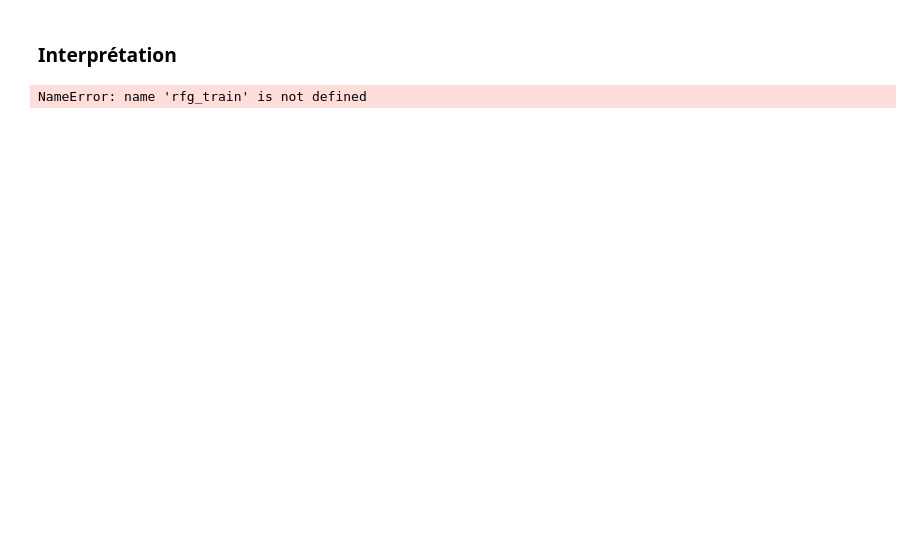
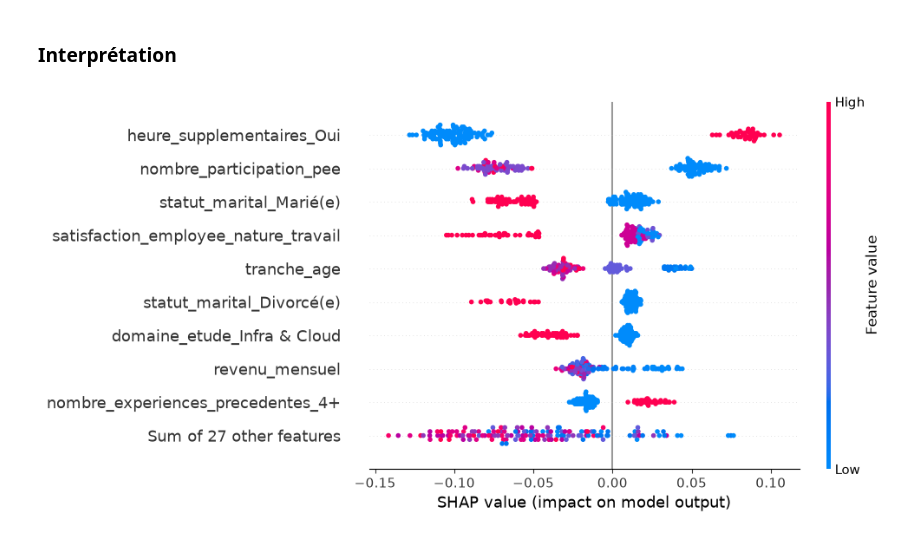
Before and after one commit to alxvnt/Projet4_AI, a Jupyter notebook: notebooks/Modelisation.ipynb, the cells around one changed output. Saved outputs shown, nothing was run; the diff lists cells and outputs as text; code cells hidden in the pictures; blank space fills up the shorter version.

```diff
--- a/notebooks/Modelisation.ipynb
+++ b/notebooks/Modelisation.ipynb
@@ -438,7 +435,7 @@ Seuil (Threshold) : 0.3820
 ### Interprétation
 # %%
 explainer = TreeExplainer(rfg_train, approximate=True)
-shape_values_train = explainer(X_train)
-shap.plots.beeswarm(shap_values_train)
+shap_values_train = explainer(X_testV2)
+shap.plots.beeswarm(shap_values_train[:,:,1])
 # %% [output]
-NameError: name 'rfg_train' is not defined
+[figure, added]
```
Also changed, not shown: parts of 27 cells of this notebook, 2 other files.
